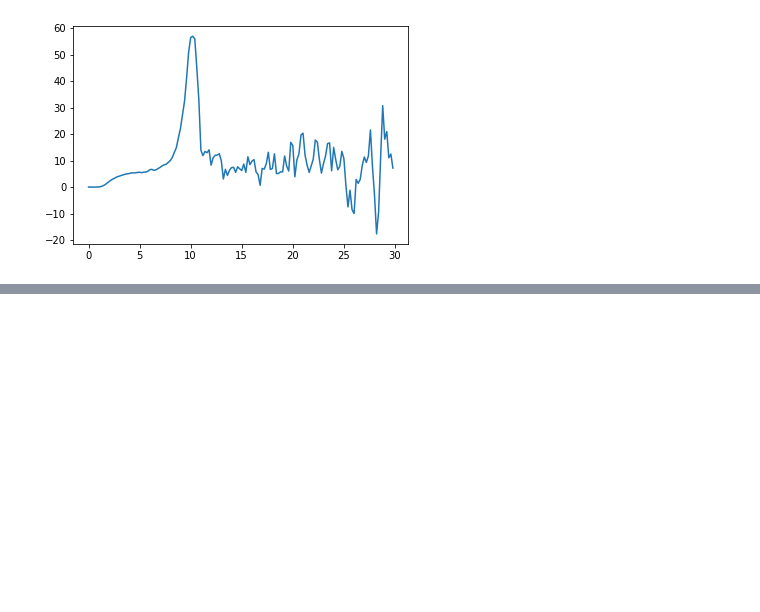
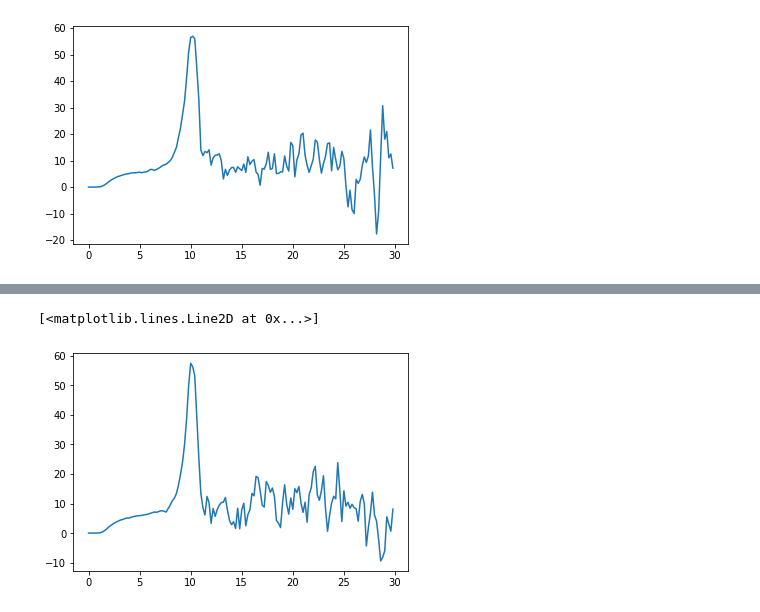
Before and after one commit to yoshi-jun/note, a Jupyter notebook: plt-dose-deps.ipynb, the cells around one changed output, grey strips where cells are left out. Saved outputs shown, nothing was run; the diff lists cells and outputs as text; code cells hidden in the pictures; blank space fills up the shorter version.

```diff
--- a/plt-dose-deps.ipynb
+++ b/plt-dose-deps.ipynb
@@ -138,0 +154,6 @@ plt.plot(z,diff_gun_AW_scorp)
+# %%
+diff_galac = (g4gun_pencil_galac - mygun_pencil_galac) / mygun_pencil_galac * 100
+plt.plot(z,diff_galac)
+# %% [output]
+[<matplotlib.lines.Line2D at 0x...>]
+[figure, added]
```
Also changed, not shown: parts of 5 cells of this notebook, 1 other file.
